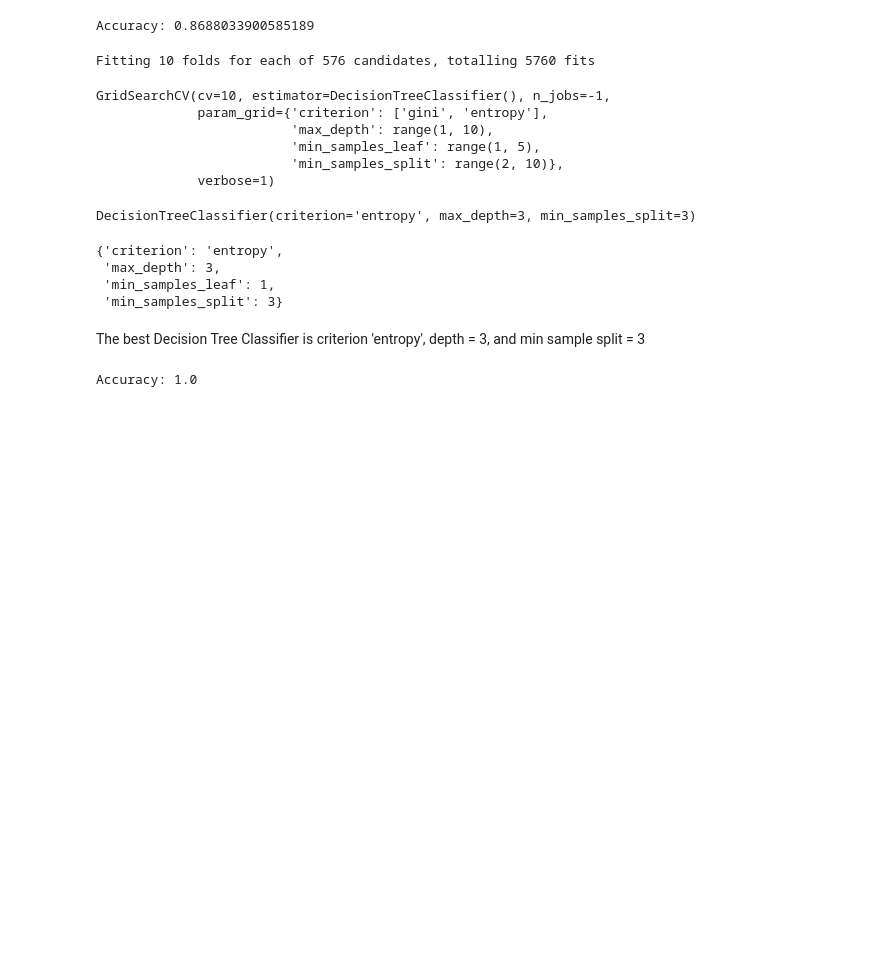
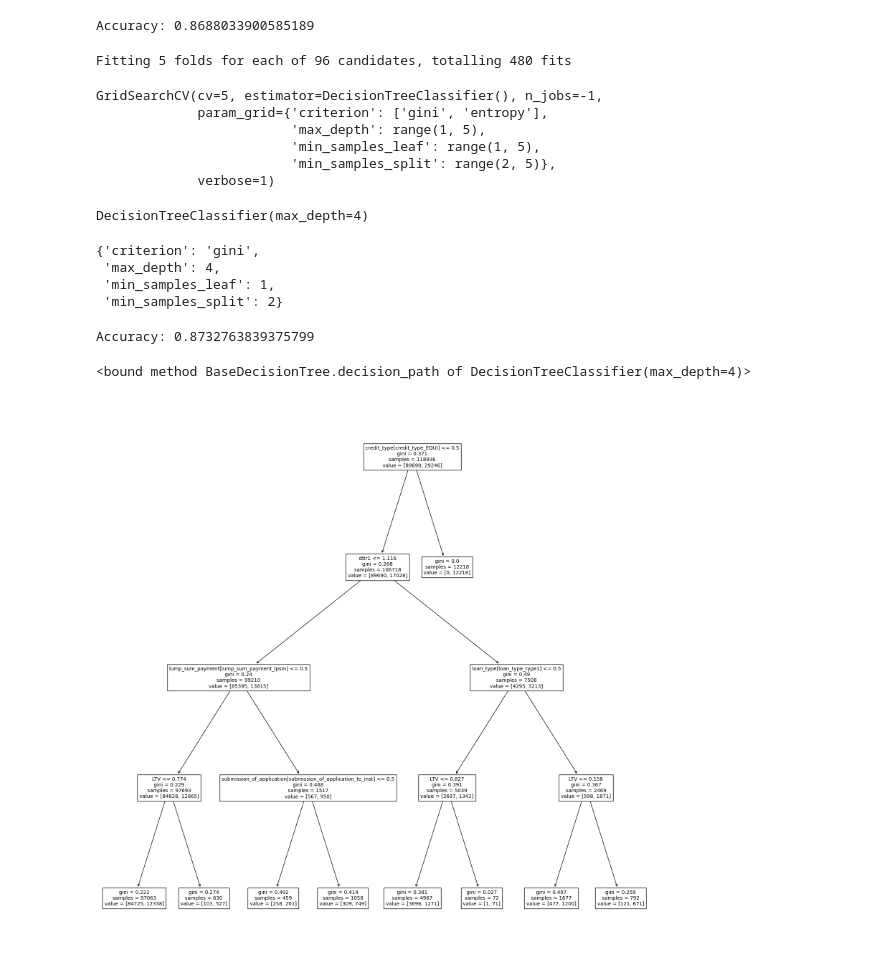
Before and after one commit to kaylawilding/LoanDefault, a Jupyter notebook: loan_default.ipynb, the cells around one changed output. Drawn from its saved outputs; the diff is of its cells as text; code cells hidden in the pictures; blank space fills up the shorter version.

Commit message:
Handle data leakage
Drop several variables that were mostly missing from status = 1 and were causing data leakage and accuracy 100. Re-run and investigate

```diff
--- a/loan_default.ipynb
+++ b/loan_default.ipynb
@@ -39,6 +92,6 @@ memory usage: 38.6+ MB
 # %%
 y = loan_df['Status']
-loan_df = loan_df.drop(columns=['Status', 'ID'])
+loan_df = loan_df.drop(columns=['Status', 'ID', 'rate_of_interest','Interest_rate_spread', 'Upfront_charges'])
 # %%
 loan_df['year'] = str(loan_df['year'])
 cat = loan_df[make_column_selector(dtype_include= object)]
@@ -136,44 +185,55 @@ decision_tree = DecisionTreeClassifier()
 
 params = {
     "criterion" : ['gini', 'entropy'],
-    "max_depth" : range(1,10),
-    "min_samples_split" : range(2,10),
+    "max_depth" : range(1,5),
+    "min_samples_split" : range(2,5),
     "min_samples_leaf": range(1,5)
 }
 grid = GridSearchCV(decision_tree,
                 param_grid = params,
-                cv = 10,
+                cv = 5,
                 verbose = 1,
                 n_jobs = -1)
 
 grid.fit(train_X, train_y)
 # %% [output]
-Fitting 10 folds for each of 576 candidates, totalling 5760 fits
+Fitting 5 folds for each of 96 candidates, totalling 480 fits
-GridSearchCV(cv=10, estimator=DecisionTreeClassifier(), n_jobs=-1,
+GridSearchCV(cv=5, estimator=DecisionTreeClassifier(), n_jobs=-1,
              param_grid={'criterion': ['gini', 'entropy'],
-                         'max_depth': range(1, 10),
+                         'max_depth': range(1, 5),
                          'min_samples_leaf': range(1, 5),
-                         'min_samples_split': range(2, 10)},
+                         'min_samples_split': range(2, 5)},
              verbose=1)
 # %%
 grid.best_estimator_
 # %% [output]
-DecisionTreeClassifier(criterion='entropy', max_depth=3, min_samples_split=3)
+DecisionTreeClassifier(max_depth=4)
 # %%
 grid.best_params_
 # %% [output]
-{'criterion': 'entropy',
- 'max_depth': 3,
+{'criterion': 'gini',
+ 'max_depth': 4,
  'min_samples_leaf': 1,
- 'min_samples_split': 3}
+ 'min_samples_split': 2}
-# %% [markdown]
-The best Decision Tree Classifier is criterion 'entropy', depth = 3, and min sample split = 3
 # %%
-best_tree_class = DecisionTreeClassifier(criterion = 'entropy', max_depth = 3, min_samples_split =3, min_samples_leaf = 1)
+best_tree_class = DecisionTreeClassifier(criterion = 'gini', max_depth = 4, min_samples_split =2, min_samples_leaf = 1)
 best_tree_class.fit(train_X, train_y)
 
 y_pred_tree = best_tree_class.predict(test_X)
 
 print("Accuracy:",best_tree_class.score(test_X, test_y))
 # %% [output]
-Accuracy: 1.0
+Accuracy: 0.8732763839375799
+# %%
+best_tree_class.decision_path
+# %% [output]
+<bound method BaseDecisionTree.decision_path of DecisionTreeClassifier(max_depth=4)>
+# %%
+from sklearn.tree import plot_tree
+import matplotlib.pyplot as plt
+
+plt.figure(figsize = (20,20))
+plot_tree(best_tree_class, feature_names = best_tree_class.feature_names_in_, fontsize=10)
+plt.show()
+# %% [output]
+[figure, added]
```
Also changed, not shown: parts of 13 cells of this notebook.
